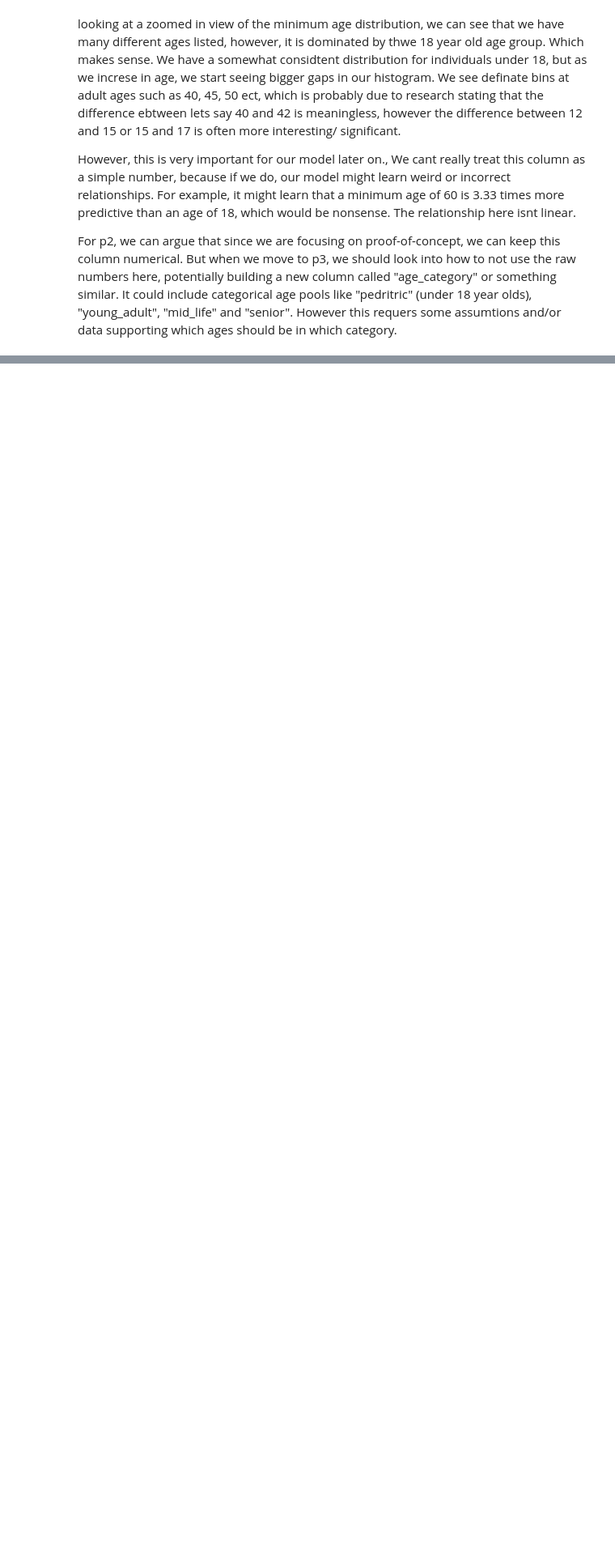
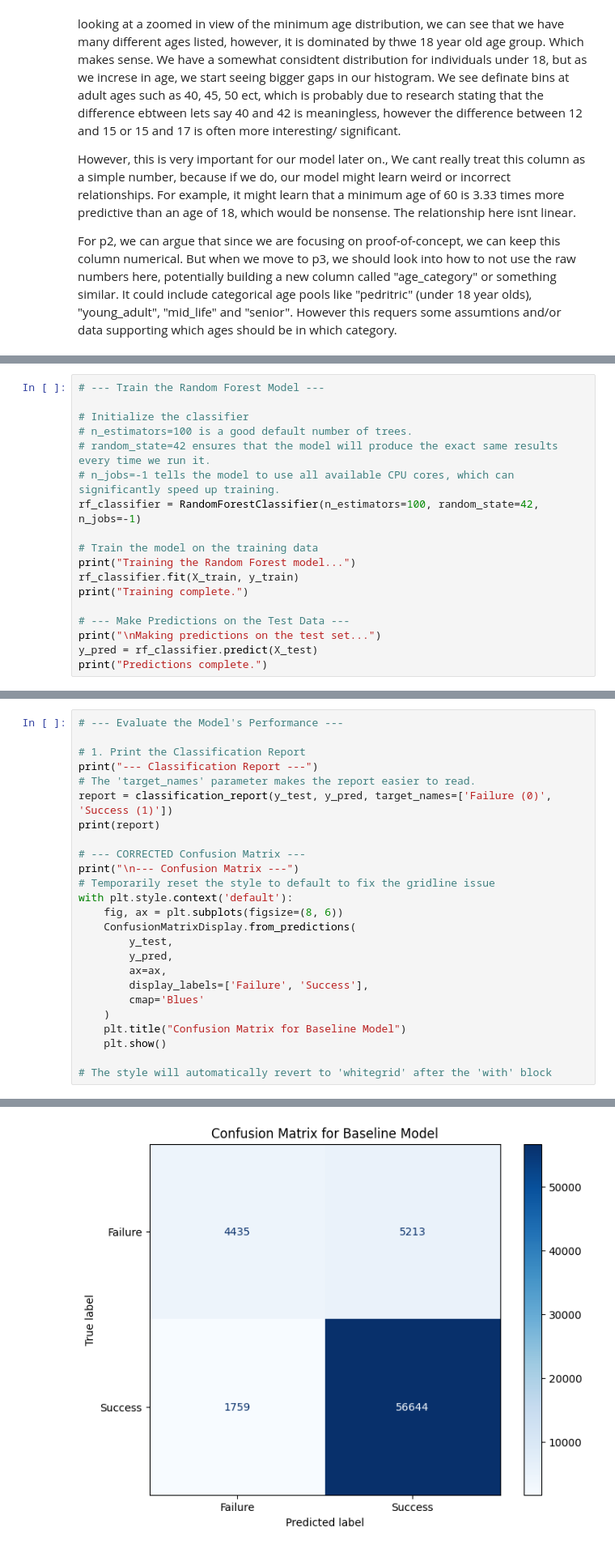
Before and after one commit to au-nlp/project-milestone-p2-group8, a Jupyter notebook: main.ipynb, the cells around one changed output, grey strips where cells are left out. Shown at 81% size. Cells and saved outputs as stored; diff of their text form; blank space fills up the shorter version.

Commit message:
MADE THE BASELINE STATIC DATA MODEL, AND STARTED WORKING ON THE EMBEDDINGS BASELINE MODEL. ran into some space problems and will be looking to fix those tomorrow.

```diff
--- a/main.ipynb
+++ b/main.ipynb
@@ -478,0 +565,18 @@ Learned Transformation Rules:
+# %%
+# --- Train the Random Forest Model ---
+
+# Initialize the classifier
+# n_estimators=100 is a good default number of trees.
+# random_state=42 ensures that the model will produce the exact same results every time we run it.
+# n_jobs=-1 tells the model to use all available CPU cores, which can significantly speed up training.
+rf_classifier = RandomForestClassifier(n_estimators=100, random_state=42, n_jobs=-1)
+
+# Train the model on the training data
+print("Training the Random Forest model...")
+rf_classifier.fit(X_train, y_train)
+print("Training complete.")
+
+# --- Make Predictions on the Test Data ---
+print("\nMaking predictions on the test set...")
+y_pred = rf_classifier.predict(X_test)
+print("Predictions complete.")
@@ -478,0 +589,26 @@ Learned Transformation Rules:
+# %%
+# --- Evaluate the Model's Performance ---
+
+# 1. Print the Classification Report
+print("--- Classification Report ---")
+# The 'target_names' parameter makes the report easier to read.
+report = classification_report(y_test, y_pred, target_names=['Failure (0)', 'Success (1)'])
+print(report)
+
+# --- CORRECTED Confusion Matrix ---
+print("\n--- Confusion Matrix ---")
+# Temporarily reset the style to default to fix the gridline issue
+with plt.style.context('default'):
+    fig, ax = plt.subplots(figsize=(8, 6))
+    ConfusionMatrixDisplay.from_predictions(
+        y_test,
+        y_pred,
+        ax=ax,
+        display_labels=['Failure', 'Success'],
+        cmap='Blues'
+    )
+    plt.title("Confusion Matrix for Baseline Model")
+    plt.show()
+
+# The style will automatically revert to 'whitegrid' after the 'with' block
+# %% [output]
@@ -478,0 +627 @@ Learned Transformation Rules:
+[figure, added]
```
Also changed, not shown: parts of 16 cells of this notebook, 1 other file.
